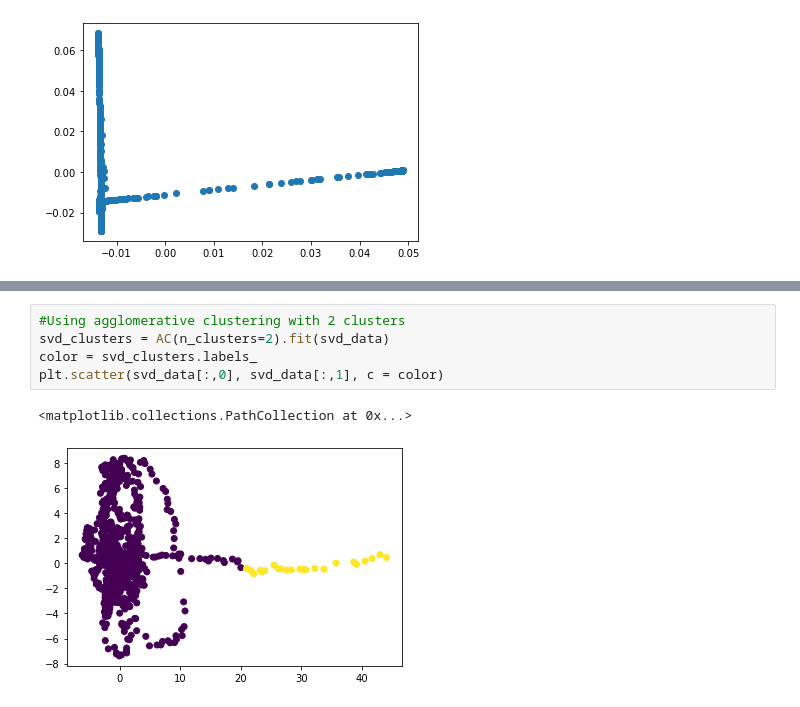
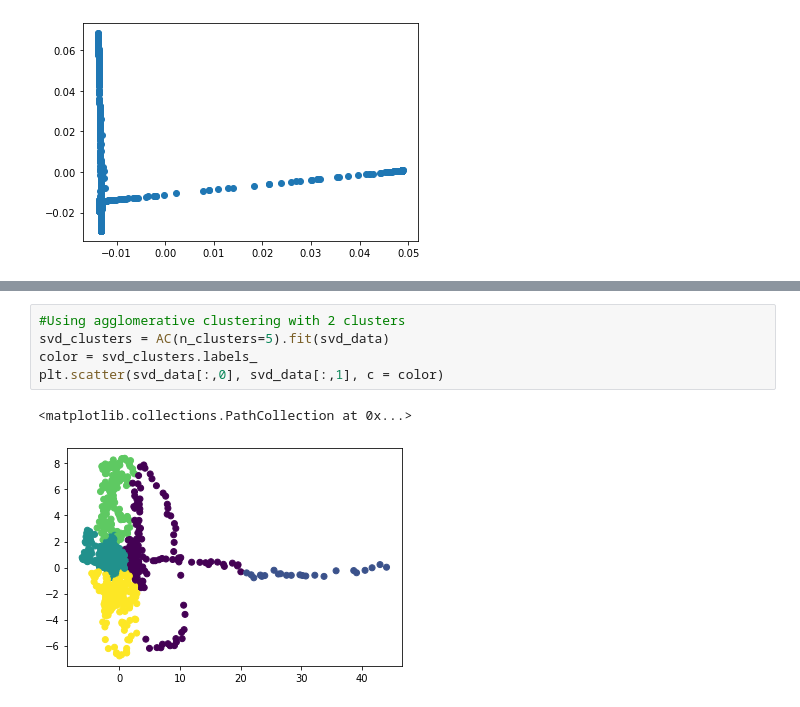
Before and after one commit to carsonmcbroom/ControlProject, a Jupyter notebook: PreprocessedData/Preprocessed_Reduced_Clustered.ipynb, the cells around one changed output, grey strips where cells are left out. Cells and saved outputs as stored; diff of their text form.

```diff
--- a/PreprocessedData/Preprocessed_Reduced_Clustered.ipynb
+++ b/PreprocessedData/Preprocessed_Reduced_Clustered.ipynb
@@ -346,8 +260,8 @@ dendrogram = sch.dendrogram(sch.linkage(svd_data, method='ward'))
 # %%
 #Using agglomerative clustering with 2 clusters
-svd_clusters = AC(n_clusters=2).fit(svd_data)
+svd_clusters = AC(n_clusters=5).fit(svd_data)
 color = svd_clusters.labels_
 plt.scatter(svd_data[:,0], svd_data[:,1], c = color)
 # %% [output]
 <matplotlib.collections.PathCollection at 0x...>
-[figure, old version]
+[figure, new version]
```
Also changed, not shown: parts of 35 cells of this notebook.
